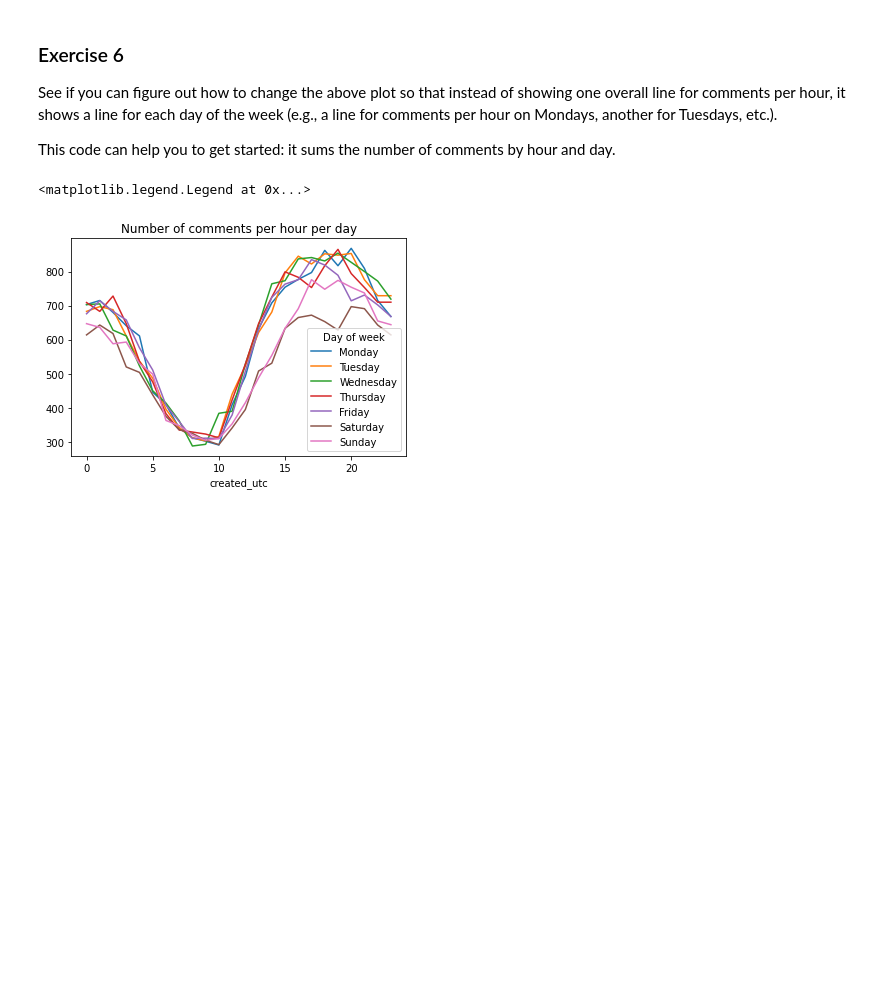
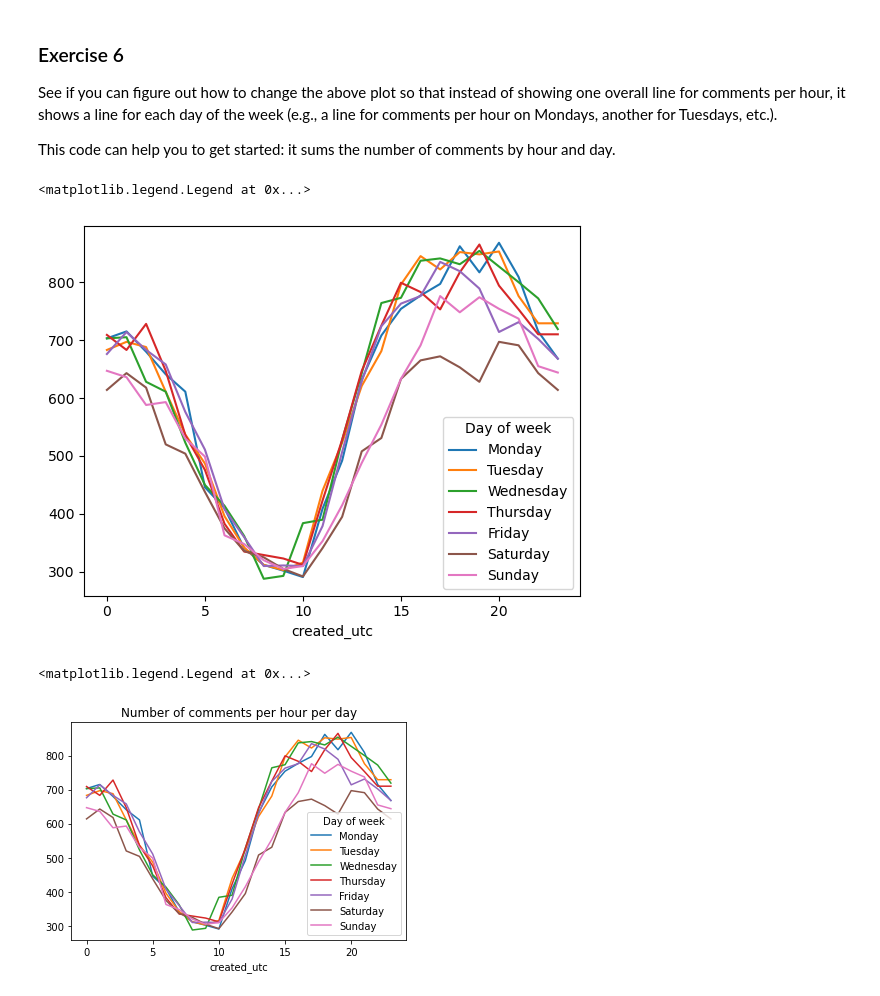
Before and after one commit to jdfoote/ipds-s26.jeremydfoote.com, a Jupyter notebook: day_6/day_6-solutions.ipynb, the cells around one changed output. Drawn from its saved outputs; the diff is of its cells as text; code cells hidden in the pictures; blank space fills up the shorter version.

```diff
--- a/day_6/day_6-solutions.ipynb
+++ b/day_6/day_6-solutions.ipynb
@@ -81,6 +107,12 @@ plt.savefig('comments_per_month.png')
 See if you can figure out how to change the above plot so that instead of showing one overall line for comments per hour, it shows a line for each day of the week (e.g., a line for comments per hour on Mondays, another for Tuesdays, etc.).
 
 This code can help you to get started: it sums the number of comments by hour and day.
+# %%
+reddit_df.groupby([reddit_df.index.hour, reddit_df.index.weekday]).size().unstack().plot();
+plt.legend(title='Day of week', labels=['Monday', 'Tuesday', 'Wednesday', 'Thursday', 'Friday', 'Saturday', 'Sunday'])
+# %% [output]
+<matplotlib.legend.Legend at 0x...>
+[figure, added]
 # %%
 reddit_df.groupby([reddit_df.index.hour, reddit_df.index.day_of_week]).size().unstack().plot();
 plt.title('Number of comments per hour per day')
```
Also changed, not shown: parts of 15 cells of this notebook, 3 other files.
